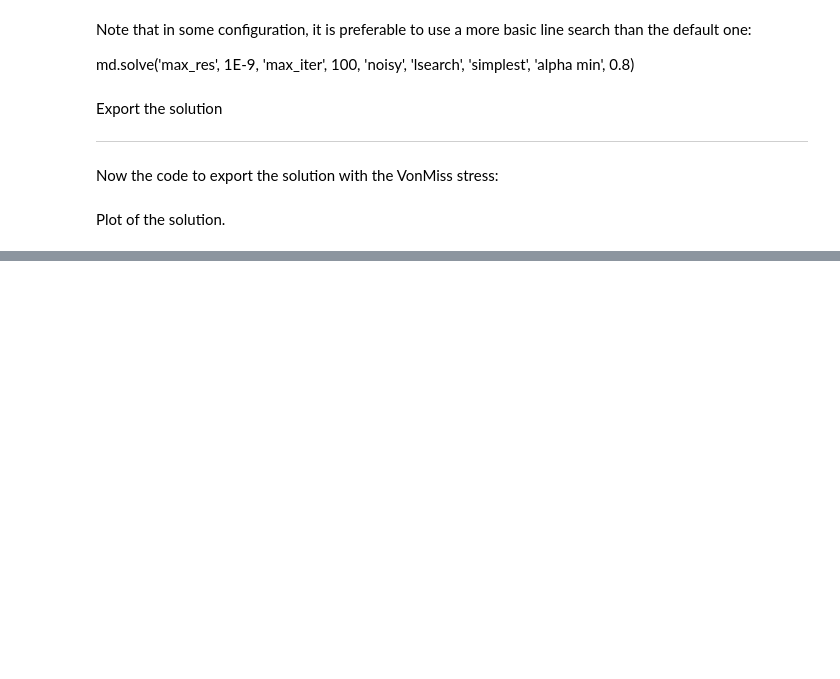
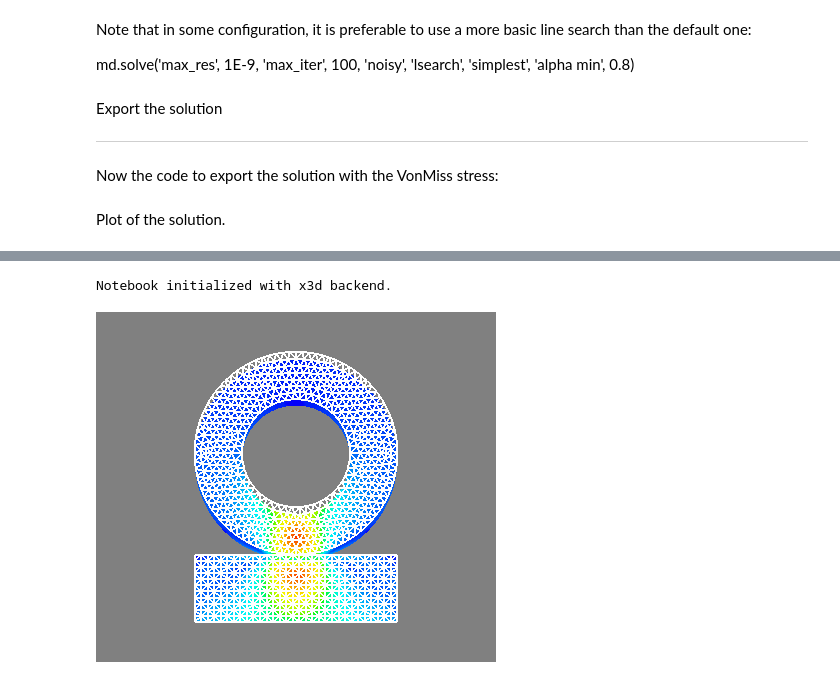
Before and after one commit to tkoyama010/techbookfest-getfem, a Jupyter notebook: doc/sphinx/source/wheel.ipynb, the cells around one changed output, grey strips where cells are left out. Saved outputs shown, nothing was run; the diff lists cells and outputs as text; code cells hidden in the pictures; blank space fills up the shorter version.

```diff
--- a/doc/sphinx/source/wheel.ipynb
+++ b/doc/sphinx/source/wheel.ipynb
@@ -379,0 +436,32 @@ plot.display()
+# %%
+# You can view solutions with for instance:
+# mayavi2 -d displacement_with_von_mises1.vtk -f WarpVector -m Surface -d displacement_with_von_mises2.vtk -f WarpVector -m Surface
+from mayavi import mlab
+
+filename = 'solutions.png'
+
+#%gui qt
+mlab.init_notebook()
+vtk_file_reader1 = mlab.pipeline.open('displacement_with_von_mises1.vtk')
+warp_vector1 = mlab.pipeline.warp_vector(vtk_file_reader1)
+surface1 = mlab.pipeline.surface(warp_vector1)
+vtk_file_reader2 = mlab.pipeline.open('displacement_with_von_mises2.vtk')
+warp_vector2 = mlab.pipeline.warp_vector(vtk_file_reader2)
+surface2 = mlab.pipeline.surface(warp_vector2)
+
+vtk_file_reader1 = mlab.pipeline.open('sl1.vtk')
+extract_edges1 = mlab.pipeline.extract_edges(vtk_file_reader1)
+surface1 = mlab.pipeline.surface(extract_edges1)
+vtk_file_reader2 = mlab.pipeline.open('sl2.vtk')
+extract_edges2 = mlab.pipeline.extract_edges(vtk_file_reader2)
+surface2 = mlab.pipeline.surface(extract_edges2)
+
+mlab.show()
+mlab.savefig(filename)
+mlab.clf()
+
+from IPython.display import Image, display_png
+display_png(Image(filename))
+# %% [output]
+Notebook initialized with x3d backend.
+[figure, added]
```
Also changed, not shown: parts of 10 cells of this notebook, 1 other file.
